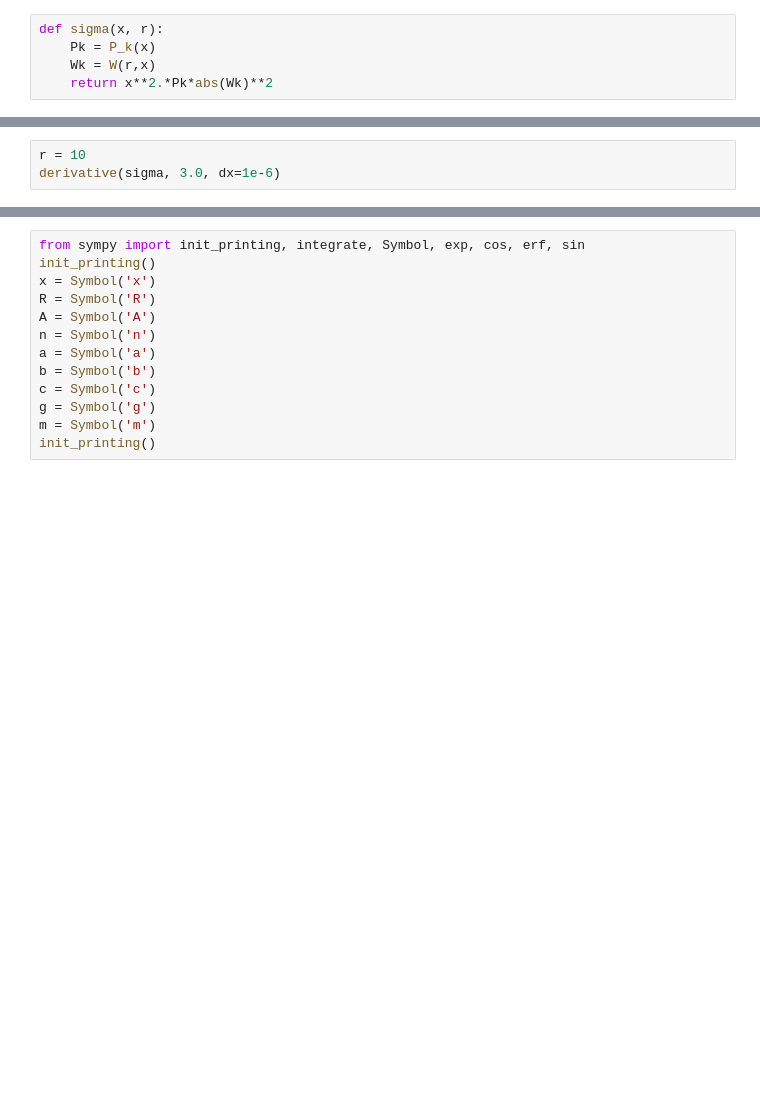
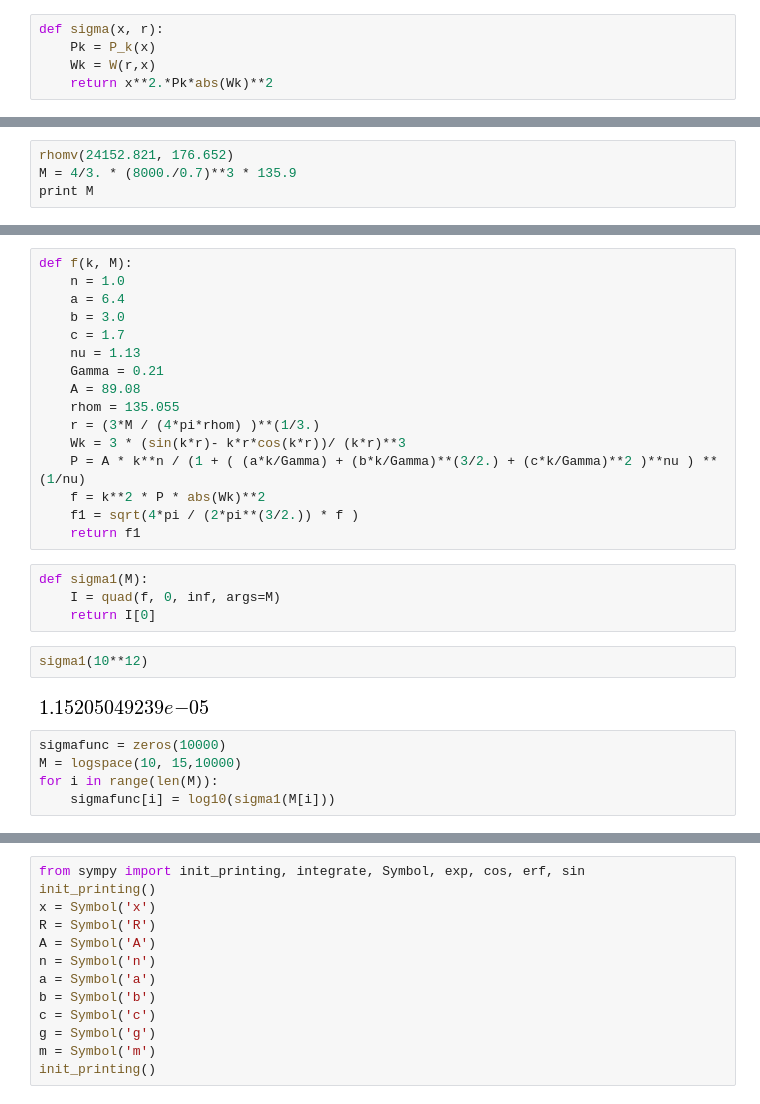
Before and after one commit to flgomezc/AndeanCosmoSchool2015, a Jupyter notebook: Mass-Function/code/PS_mass_function.ipynb, the cells around one changed output, grey strips where cells are left out. Cells and saved outputs as stored; diff of their text form; blank space fills up the shorter version.

```diff
--- a/Mass-Function/code/PS_mass_function.ipynb
+++ b/Mass-Function/code/PS_mass_function.ipynb
@@ -77,3 +72,0 @@ print A
-# %%
-r = 10
-derivative(sigma, 3.0, dx=1e-6)
@@ -81,0 +81,4 @@ TypeError: sigma() takes exactly 2 arguments (1 given)
+# %%
+rhomv(24152.821, 176.652)
+M = 4/3. * (8000./0.7)**3 * 135.9
+print M
@@ -81,0 +90,29 @@ TypeError: sigma() takes exactly 2 arguments (1 given)
+# %%
+def f(k, M):
+    n = 1.0
+    a = 6.4
+    b = 3.0
+    c = 1.7
+    nu = 1.13
+    Gamma = 0.21
+    A = 89.08
+    rhom = 135.055
+    r = (3*M / (4*pi*rhom) )**(1/3.)
+    Wk = 3 * (sin(k*r)- k*r*cos(k*r))/ (k*r)**3
+    P = A * k**n / (1 + ( (a*k/Gamma) + (b*k/Gamma)**(3/2.) + (c*k/Gamma)**2 )**nu ) ** (1/nu)
+    f = k**2 * P * abs(Wk)**2
+    f1 = sqrt(4*pi / (2*pi**(3/2.)) * f )
+    return f1
+# %%
+def sigma1(M):
+    I = quad(f, 0, inf, args=M)
+    return I[0]
+# %%
+sigma1(10**12)
+# %% [output]
+[figure, added]
+# %%
+sigmafunc = zeros(10000)
+M = logspace(10, 15,10000)
+for i in range(len(M)):
+    sigmafunc[i] = log10(sigma1(M[i]))
```
Also changed, not shown: parts of 12 cells of this notebook.
